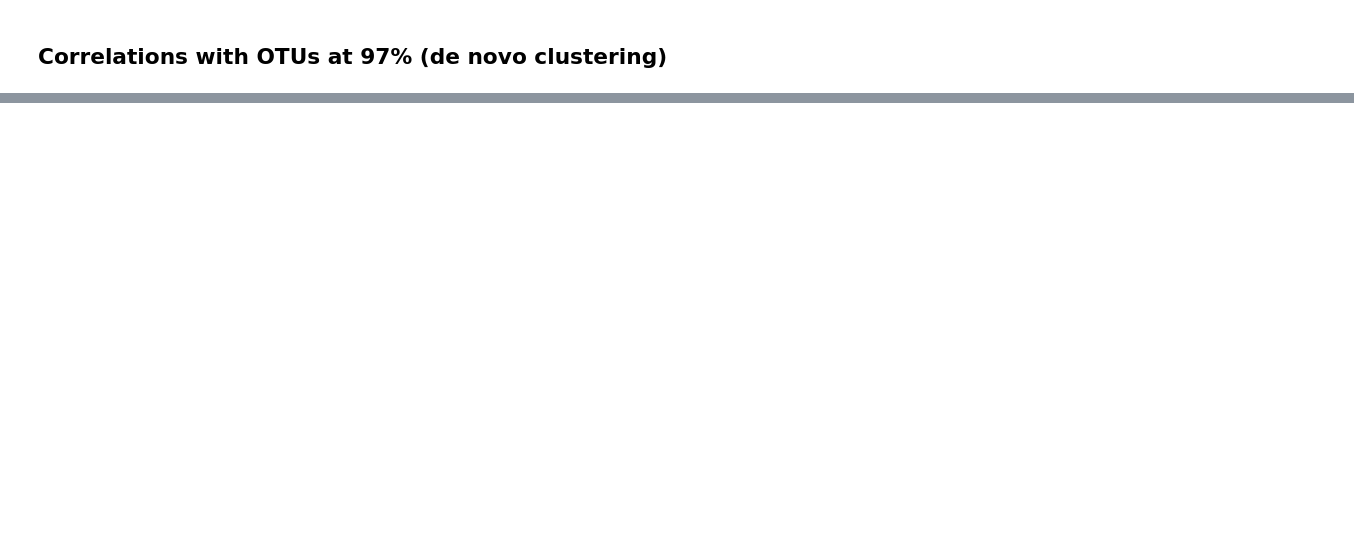
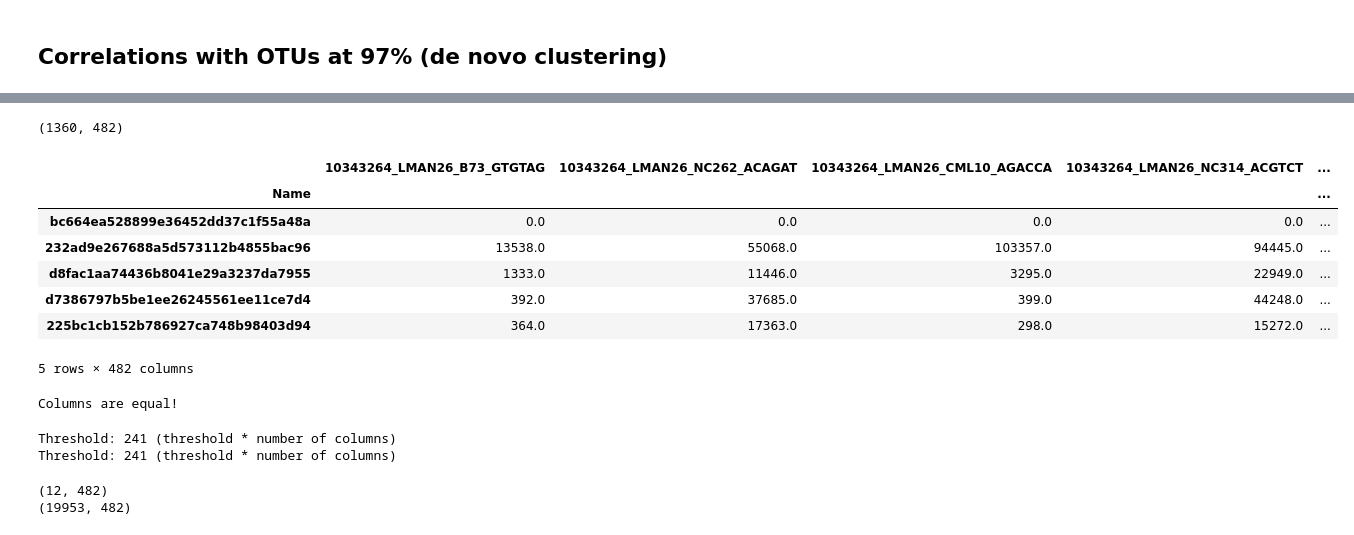
Before and after one commit to SantosRAC/maize_microbiome_transcriptomics, a Jupyter notebook: correlations_rnaseq_metataxonomics/expr_metataxonomics_clustasvs_cors.ipynb, the cells around one changed output, grey strips where cells are left out. Cells and saved outputs as stored; diff of their text form; code cells hidden in the pictures; blank space fills up the shorter version.

```diff
--- a/correlations_rnaseq_metataxonomics/expr_metataxonomics_clustasvs_cors.ipynb
+++ b/correlations_rnaseq_metataxonomics/expr_metataxonomics_clustasvs_cors.ipynb
@@ -288,0 +308,4 @@ None
+# %%
+kremling_expression_v5_denovo97 = kremling_expression_v5.filter(items=wallace_asvs_q20_fw_denovo97_silva.columns)
+# %%
+wallace_asvs_q20_fw_denovo97_silva = wallace_asvs_q20_fw_denovo97_silva.filter(items=kremling_expression_v5_denovo97.columns)
@@ -288,0 +325,30 @@ None
+# %%
+print(wallace_asvs_q20_fw_denovo97_silva.shape)
+wallace_asvs_q20_fw_denovo97_silva.head()
+# %% [output]
+(1360, 482)
+|  | 10343264_LMAN26_B73_GTGTAG | 10343264_LMAN26_NC262_ACAGAT | 10343264_LMAN26_CML10_AGACCA | 10343264_LMAN26_NC314_ACGTCT | ... |
+| Name |  |  |  |  | ... |
+| bc664ea528899e36452dd37c1f55a48a | 0.0 | 0.0 | 0.0 | 0.0 | ... |
+| 232ad9e267688a5d573112b4855bac96 | 13538.0 | 55068.0 | 103357.0 | 94445.0 | ... |
+| d8fac1aa74436b8041e29a3237da7955 | 1333.0 | 11446.0 | 3295.0 | 22949.0 | ... |
+| d7386797b5be1ee26245561ee11ce7d4 | 392.0 | 37685.0 | 399.0 | 44248.0 | ... |
+| 225bc1cb152b786927ca748b98403d94 | 364.0 | 17363.0 | 298.0 | 15272.0 | ... |
+5 rows × 482 columns
+# %%
+if wallace_asvs_q20_fw_denovo97_silva.columns.all() == kremling_expression_v5_denovo97.columns.all():
+    print('Columns are equal!')
+# %% [output]
+Columns are equal!
+# %%
+wallace_asvs_q20_fw_denovo97_silva_zeros_filtered = count_zeros(wallace_asvs_q20_fw_denovo97_silva)
+kremling_expression_v5_denovo97_zeros_filtered = count_zeros(kremling_expression_v5_denovo97)
+# %% [output]
+Threshold: 241 (threshold * number of columns)
+Threshold: 241 (threshold * number of columns)
+# %%
+print(wallace_asvs_q20_fw_denovo97_silva_zeros_filtered.shape)
+print(kremling_expression_v5_denovo97_zeros_filtered.shape)
+# %% [output]
+(12, 482)
+(19953, 482)
```
Also changed, not shown: parts of 30 cells of this notebook.
